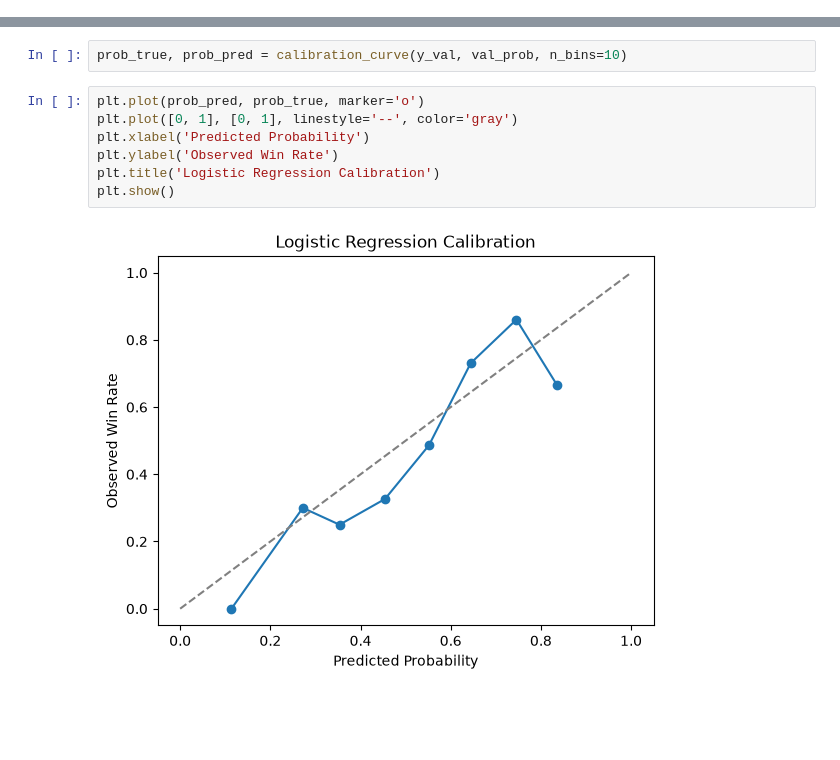
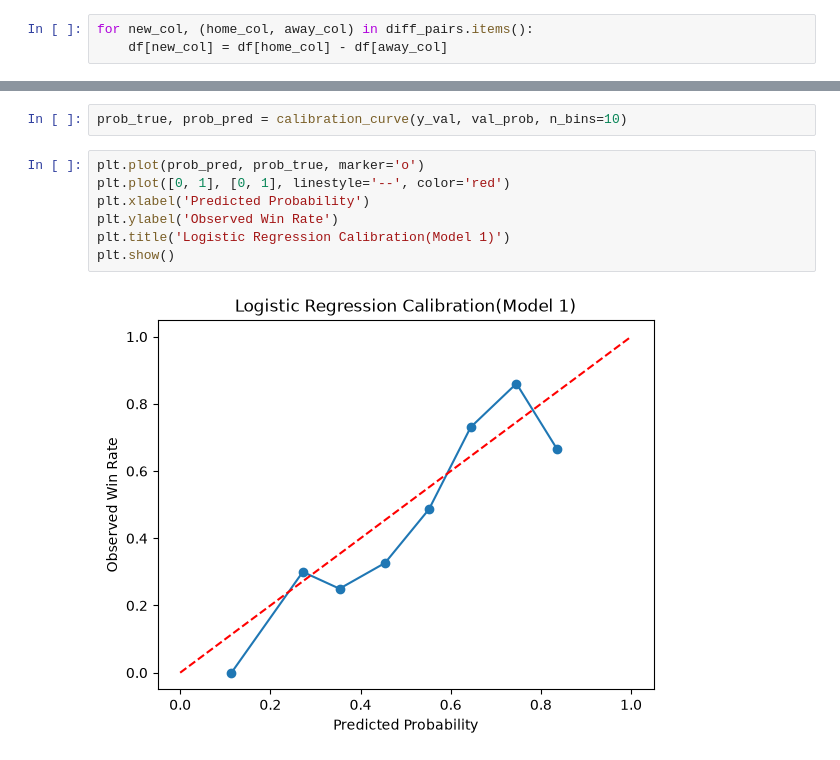
Before and after one commit to swcrockett/nfl-win-probability-model, a Jupyter notebook: notebooks/03_baseline_model.ipynb, the cells around one changed output, grey strips where cells are left out. Saved outputs shown, nothing was run; the diff lists cells and outputs as text; blank space fills up the shorter version.

```diff
--- a/notebooks/03_baseline_model.ipynb
+++ b/notebooks/03_baseline_model.ipynb
@@ -27,0 +71,3 @@ Index(['game_id', 'season', 'week', 'gameday', 'game_type', 'home_team',
+# %%
+for new_col, (home_col, away_col) in diff_pairs.items():
+    df[new_col] = df[home_col] - df[away_col]
@@ -162,10 +266,10 @@ coef_df.head(20)
 prob_true, prob_pred = calibration_curve(y_val, val_prob, n_bins=10)
 # %%
 plt.plot(prob_pred, prob_true, marker='o')
-plt.plot([0, 1], [0, 1], linestyle='--', color='gray')
+plt.plot([0, 1], [0, 1], linestyle='--', color='red')
 plt.xlabel('Predicted Probability')
 plt.ylabel('Observed Win Rate')
-plt.title('Logistic Regression Calibration')
+plt.title('Logistic Regression Calibration(Model 1)')
 plt.show()
 # %% [output]
-[figure, old version]
+[figure, new version]
```
Also changed, not shown: parts of 18 cells of this notebook.
